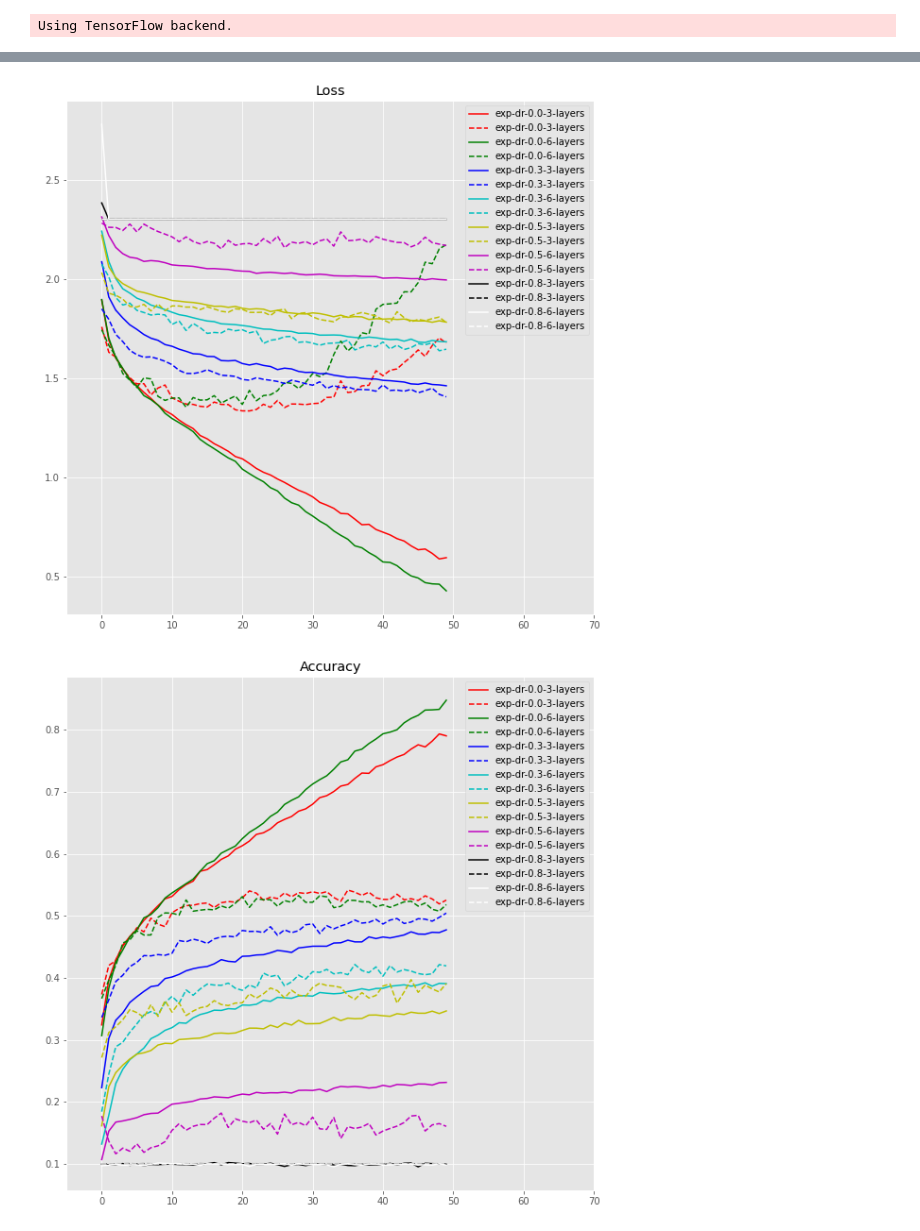
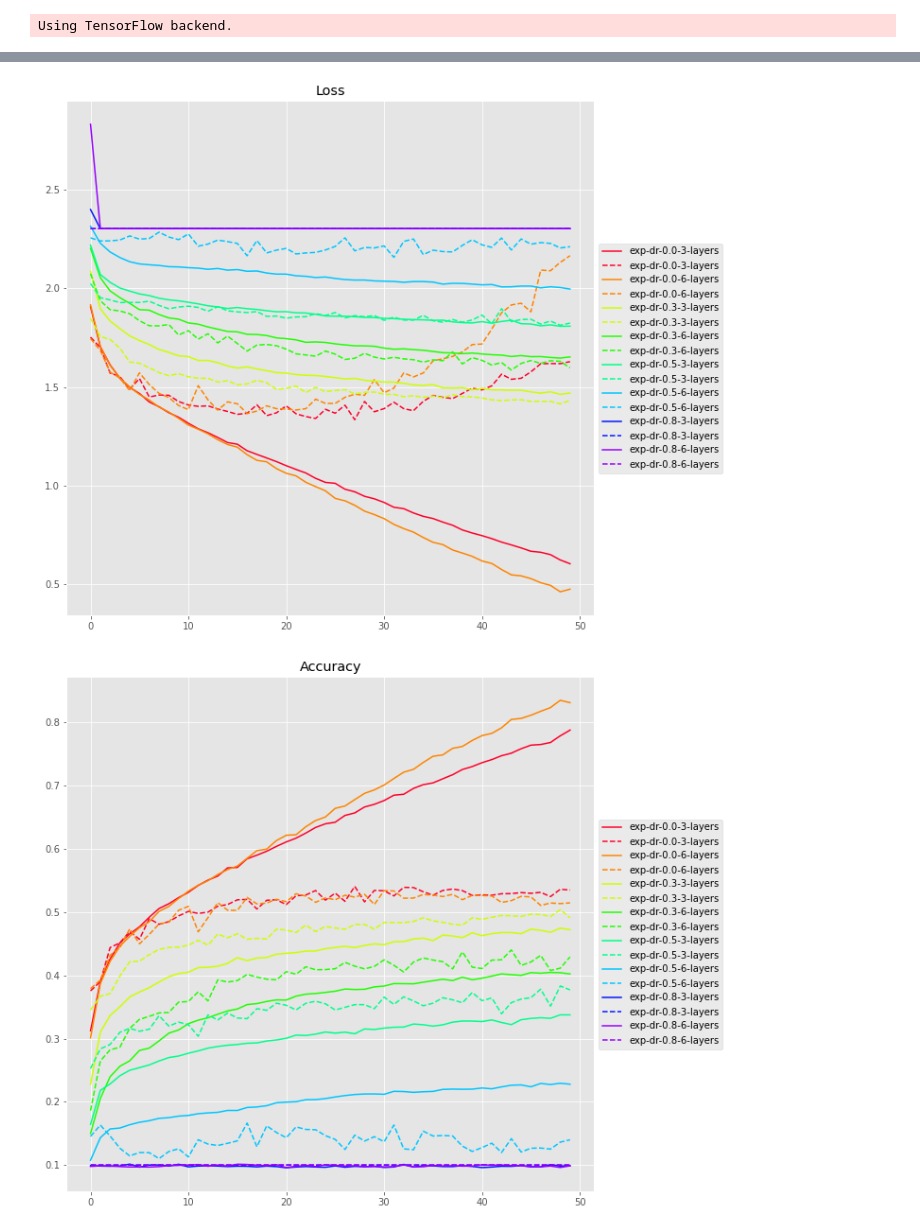
Before and after one commit to Halesu/4th-ML100Days, a Jupyter notebook: homework/Day_082_HW.ipynb, the cells around one changed output, grey strips where cells are left out. Cells and saved outputs as stored; diff of their text form; code cells hidden in the pictures.

```diff
--- a/homework/Day_082_HW.ipynb
+++ b/homework/Day_082_HW.ipynb
@@ -124,34 +124,32 @@ Epoch 50/50
 # %%
 import matplotlib.pyplot as plt
 %matplotlib inline
 """Code Here
 將結果繪出
 """
 plt.style.use('ggplot')
 
-# NUM_COLORS = len(results.keys())
-# cm = plt.get_cmap('gist_rainbow')
-# color_bar = [cm(1.*i/NUM_COLORS) for i in range(NUM_COLORS)]
-color_bar = ["r", "g", "b", "c", "y", "m", "k", "w"]
+NUM_COLORS = len(results.keys())
+cm = plt.get_cmap('gist_rainbow')
+color_bar = [cm(1.*i/NUM_COLORS) for i in range(NUM_COLORS)]
+#color_bar = ["r", "g", "b", "c", "y", "m", "k", "w"]
 
 plt.figure(figsize=(10,10))
 for i, cond in enumerate(results.keys()):
     plt.plot(range(len(results[cond]['train-loss'])),results[cond]['train-loss'], '-', label=cond, color=color_bar[i])
     plt.plot(range(len(results[cond]['valid-loss'])),results[cond]['valid-loss'], '--', label=cond, color=color_bar[i])
 plt.title("Loss")
-plt.xlim(-5,70)
 #plt.yscale('log')
-plt.legend()
+plt.legend(loc='center left', bbox_to_anchor=(1, 0.5))
 plt.show()
 
 plt.figure(figsize=(10,10))
 for i, cond in enumerate(results.keys()):
     plt.plot(range(len(results[cond]['train-acc'])),results[cond]['train-acc'], '-', label=cond, color=color_bar[i])
     plt.plot(range(len(results[cond]['valid-acc'])),results[cond]['valid-acc'], '--', label=cond, color=color_bar[i])
 plt.title("Accuracy")
-plt.xlim((-5,70))
-plt.legend()
+plt.legend(loc='center left', bbox_to_anchor=(1, 0.5))
 plt.show()
 # %% [output]
-[figure, old version]
+[figure, new version]
-[figure, old version]
+[figure, new version]
```
Also changed, not shown: parts of 1 cell of this notebook, 1 other file.
